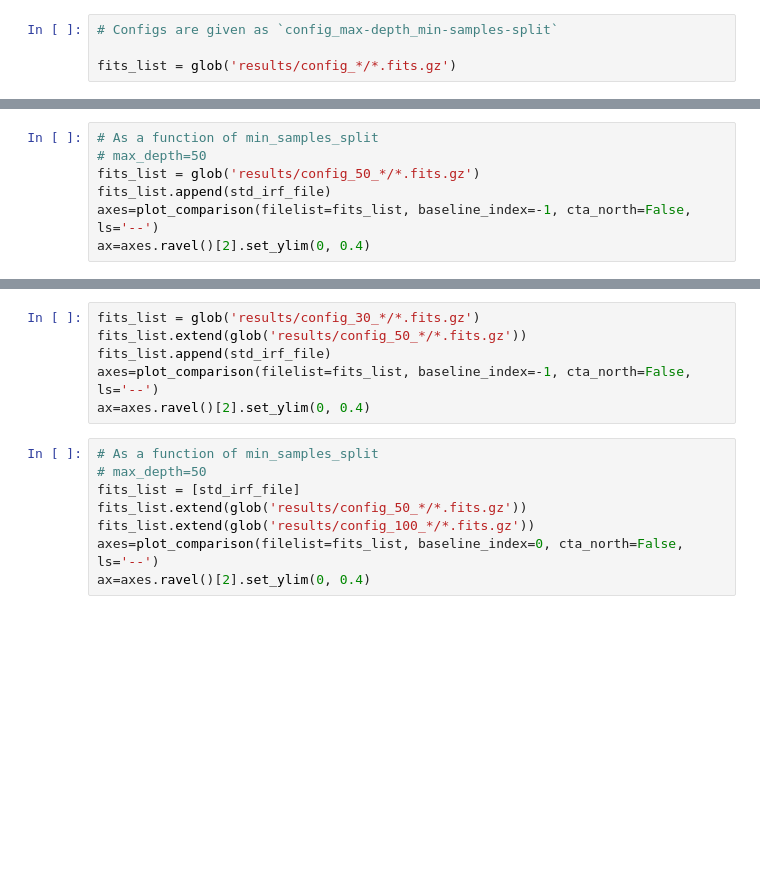
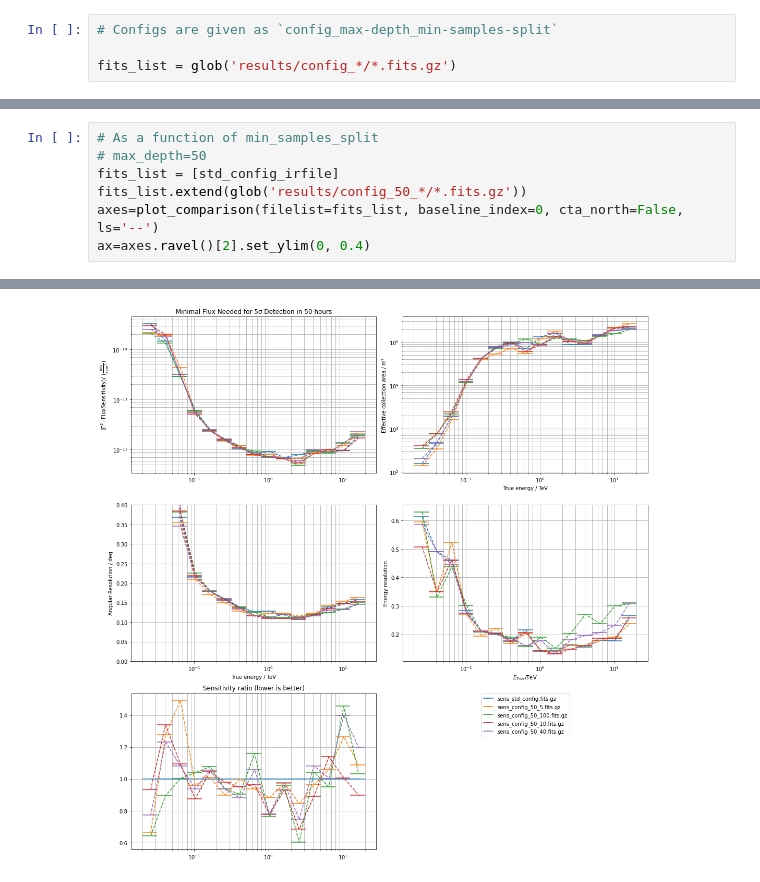
Before and after one commit to vuillaut/lstchain-rf-params-study, a Jupyter notebook: compare.ipynb, the cells around one changed output, grey strips where cells are left out. Drawn from its saved outputs; the diff is of its cells as text; blank space fills up the shorter version.

```diff
--- a/compare.ipynb
+++ b/compare.ipynb
@@ -131,7 +157,8 @@ ax=axes.ravel()[2].set_ylim(0, 0.4)
 # %%
 # As a function of min_samples_split
 # max_depth=50
-fits_list = glob('results/config_50_*/*.fits.gz')
-fits_list.append(std_irf_file)
-axes=plot_comparison(filelist=fits_list, baseline_index=-1, cta_north=False, ls='--')
+fits_list = [std_config_irfile]
+fits_list.extend(glob('results/config_50_*/*.fits.gz'))
+axes=plot_comparison(filelist=fits_list, baseline_index=0, cta_north=False, ls='--')
 ax=axes.ravel()[2].set_ylim(0, 0.4)
+# %% [output]
@@ -138,14 +167 @@ ax=axes.ravel()[2].set_ylim(0, 0.4)
+[figure, added]
-# %%
-fits_list = glob('results/config_30_*/*.fits.gz')
-fits_list.extend(glob('results/config_50_*/*.fits.gz'))
-fits_list.append(std_irf_file)
-axes=plot_comparison(filelist=fits_list, baseline_index=-1, cta_north=False, ls='--')
-ax=axes.ravel()[2].set_ylim(0, 0.4)
-# %%
-# As a function of min_samples_split
-# max_depth=50
-fits_list = [std_irf_file]
-fits_list.extend(glob('results/config_50_*/*.fits.gz'))
-fits_list.extend(glob('results/config_100_*/*.fits.gz'))
-axes=plot_comparison(filelist=fits_list, baseline_index=0, cta_north=False, ls='--')
-ax=axes.ravel()[2].set_ylim(0, 0.4)
```
Also changed, not shown: parts of 24 cells of this notebook, 1 other file.
